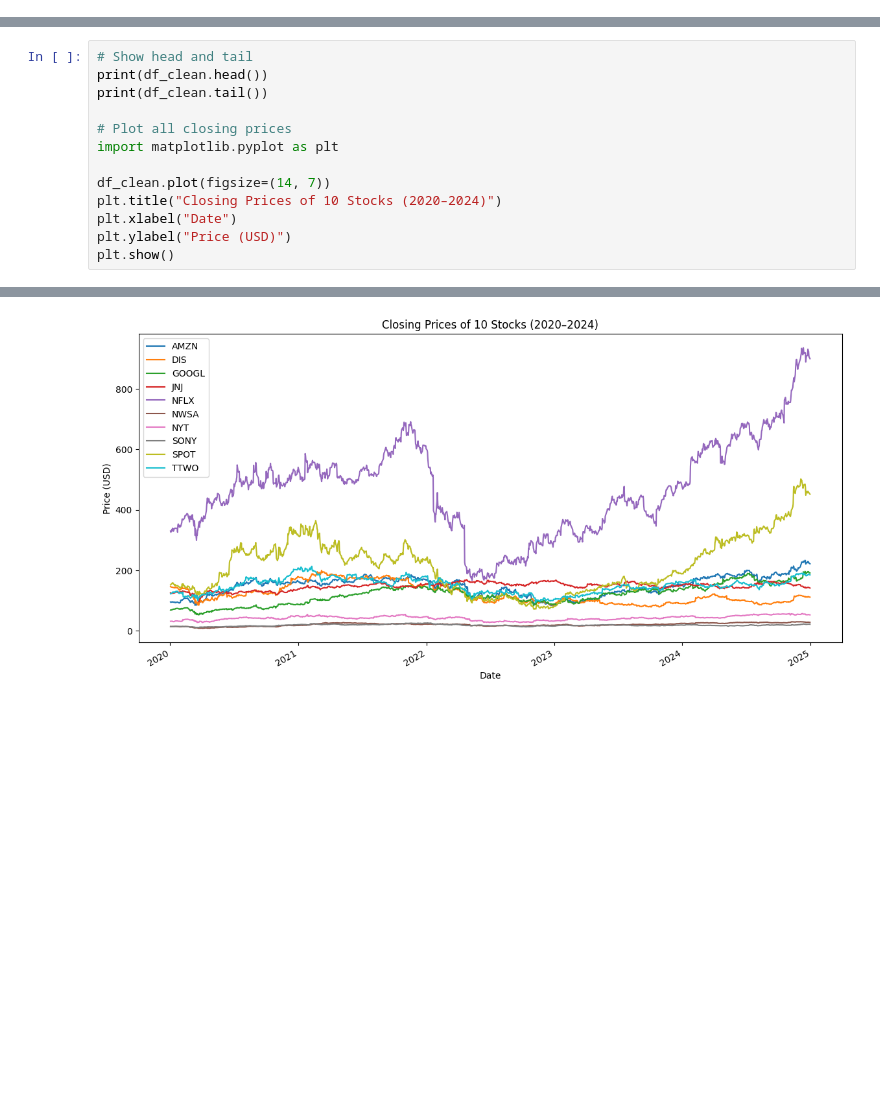
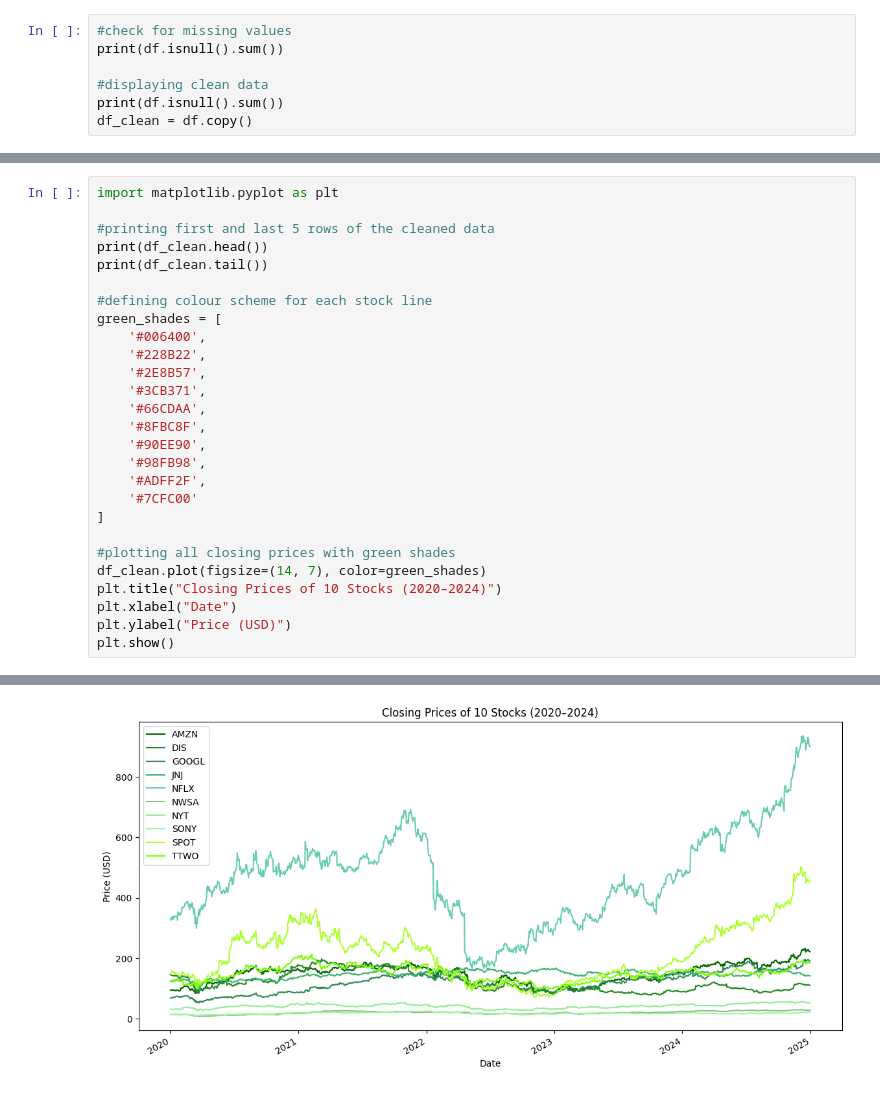
Before and after one commit to Imperial-Business-School/python-for-finance-adyachetiya, a Jupyter notebook: PythonIndividualAssignment.ipynb, the cells around one changed output, grey strips where cells are left out. Saved outputs shown, nothing was run; the diff lists cells and outputs as text; blank space fills up the shorter version.

```diff
--- a/PythonIndividualAssignment.ipynb
+++ b/PythonIndividualAssignment.ipynb
@@ -54,0 +42,7 @@ dtype: int64
+# %%
+#check for missing values
+print(df.isnull().sum())
+
+#displaying clean data
+print(df.isnull().sum())
+df_clean = df.copy()
@@ -55,12 +71,26 @@ dtype: int64
 # %%
-# Show head and tail
+import matplotlib.pyplot as plt
+
+#printing first and last 5 rows of the cleaned data
 print(df_clean.head())
 print(df_clean.tail())
 
-# Plot all closing prices
-import matplotlib.pyplot as plt
+#defining colour scheme for each stock line
+green_shades = [
+    '#006400',
+    '#228B22',
+    '#2E8B57',
+    '#3CB371',
+    '#66CDAA',
+    '#8FBC8F',
+    '#90EE90',
+    '#98FB98',
+    '#ADFF2F',
+    '#7CFC00'
+]
 
-df_clean.plot(figsize=(14, 7))
+#plotting all closing prices with green shades
+df_clean.plot(figsize=(14, 7), color=green_shades)
 plt.title("Closing Prices of 10 Stocks (2020–2024)")
 plt.xlabel("Date")
 plt.ylabel("Price (USD)")
@@ -81,6 +111,6 @@ Date
 ... (14 lines left out)
 2024-12-24  28.145138  53.043251  21.139999  461.640015  185.389999
 2024-12-26  28.045509  53.251965  21.180000  457.980011  187.160004
 2024-12-27  27.686846  52.864349  21.459999  456.480011  186.429993
 2024-12-30  27.377995  52.138821  21.209999  451.790009  184.539993
-[figure, old version]
+[figure, new version]
```
Also changed, not shown: parts of 22 cells of this notebook.
